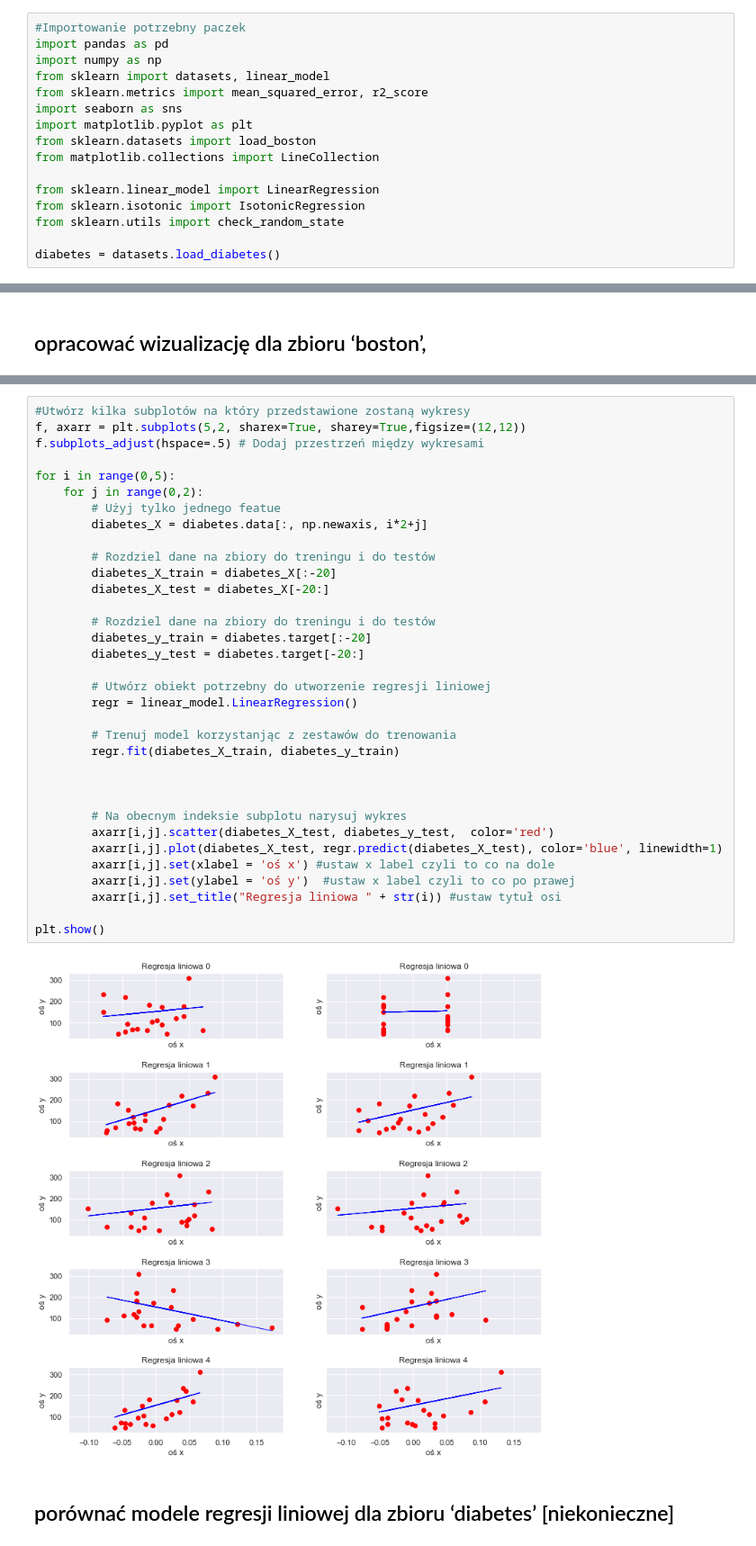
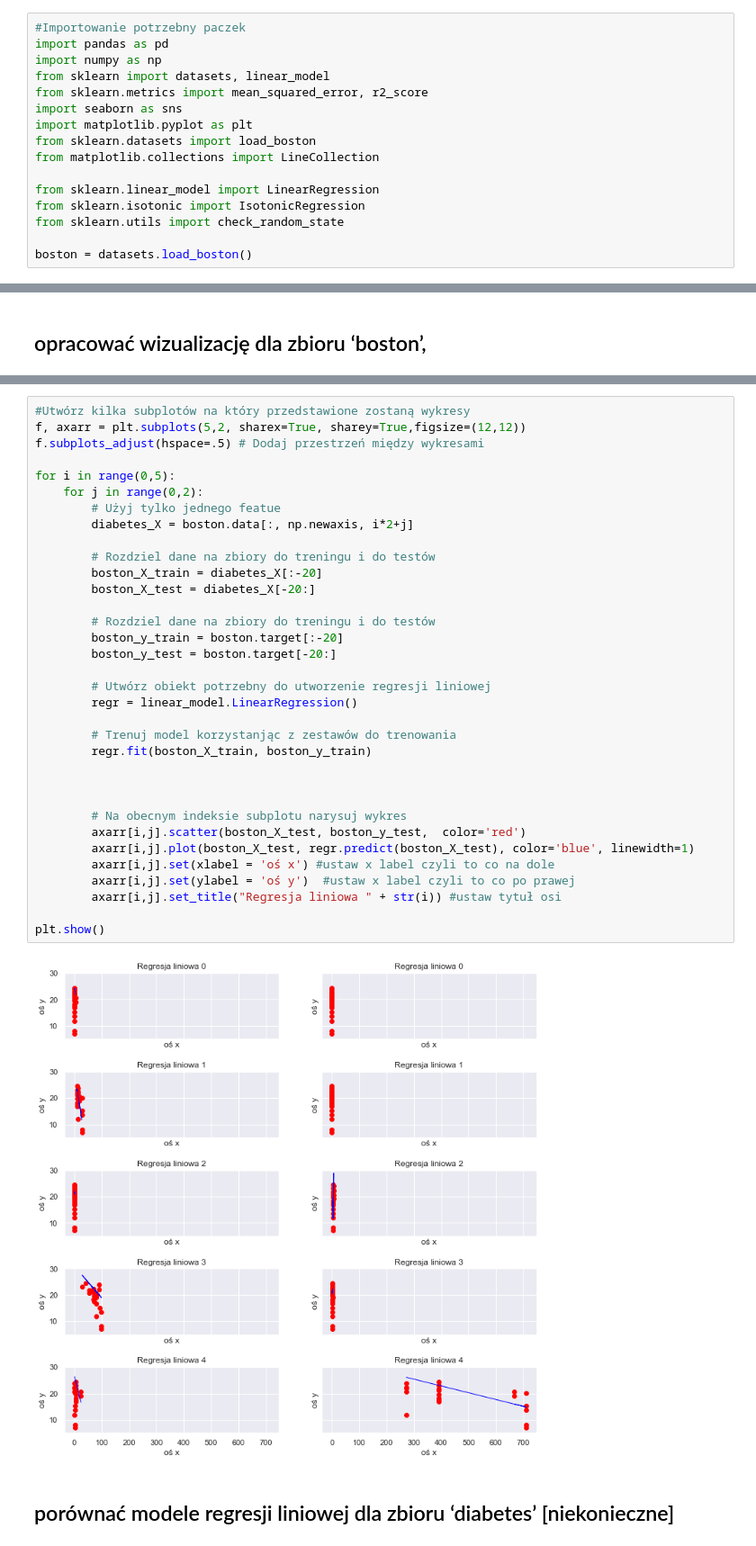
Before and after one commit to Jakub47/Przedmiot-DataScience, a Jupyter notebook: Lab5/Lab5Bergmann.ipynb, the cells around one changed output, grey strips where cells are left out. Shown: that part at 90% size. Saved outputs shown, nothing was run; the diff lists cells and outputs as text.

Commit message:
diabetes to boston

```diff
--- a/Lab5/Lab5Bergmann.ipynb
+++ b/Lab5/Lab5Bergmann.ipynb
@@ -13,4 +13,4 @@ from sklearn.linear_model import LinearRegression
 from sklearn.isotonic import IsotonicRegression
 from sklearn.utils import check_random_state
 
-diabetes = datasets.load_diabetes()
+boston = datasets.load_boston()
@@ -30,39 +38,39 @@ plt.show()
 # %%
 #Utwórz kilka subplotów na który przedstawione zostaną wykresy
 f, axarr = plt.subplots(5,2, sharex=True, sharey=True,figsize=(12,12))
 f.subplots_adjust(hspace=.5) # Dodaj przestrzeń między wykresami
 
 for i in range(0,5):
     for j in range(0,2):
         # Użyj tylko jednego featue
-        diabetes_X = diabetes.data[:, np.newaxis, i*2+j]
+        diabetes_X = boston.data[:, np.newaxis, i*2+j]
 
         # Rozdziel dane na zbiory do treningu i do testów
-        diabetes_X_train = diabetes_X[:-20]
-        diabetes_X_test = diabetes_X[-20:]
+        boston_X_train = diabetes_X[:-20]
+        boston_X_test = diabetes_X[-20:]
 
         # Rozdziel dane na zbiory do treningu i do testów
-        diabetes_y_train = diabetes.target[:-20]
-        diabetes_y_test = diabetes.target[-20:]
+        boston_y_train = boston.target[:-20]
+        boston_y_test = boston.target[-20:]
 
         # Utwórz obiekt potrzebny do utworzenie regresji liniowej
         regr = linear_model.LinearRegression()
 
         # Trenuj model korzystanjąc z zestawów do trenowania
-        regr.fit(diabetes_X_train, diabetes_y_train)
+        regr.fit(boston_X_train, boston_y_train)
 
 
 
         # Na obecnym indeksie subplotu narysuj wykres
-        axarr[i,j].scatter(diabetes_X_test, diabetes_y_test,  color='red')
-        axarr[i,j].plot(diabetes_X_test, regr.predict(diabetes_X_test), color='blue', linewidth=1)
+        axarr[i,j].scatter(boston_X_test, boston_y_test,  color='red')
+        axarr[i,j].plot(boston_X_test, regr.predict(boston_X_test), color='blue', linewidth=1)
         axarr[i,j].set(xlabel = 'oś x') #ustaw x label czyli to co na dole
         axarr[i,j].set(ylabel = 'oś y')  #ustaw x label czyli to co po prawej
         axarr[i,j].set_title("Regresja liniowa " + str(i)) #ustaw tytuł osi
 
 plt.show()
 # %% [output]
-[figure, old version]
+[figure, new version]
 # %% [markdown]
 ## porównać modele regresji liniowej dla zbioru ‘diabetes’ [niekonieczne]
 # %%
```
Also changed, not shown: parts of 2 cells of this notebook.
